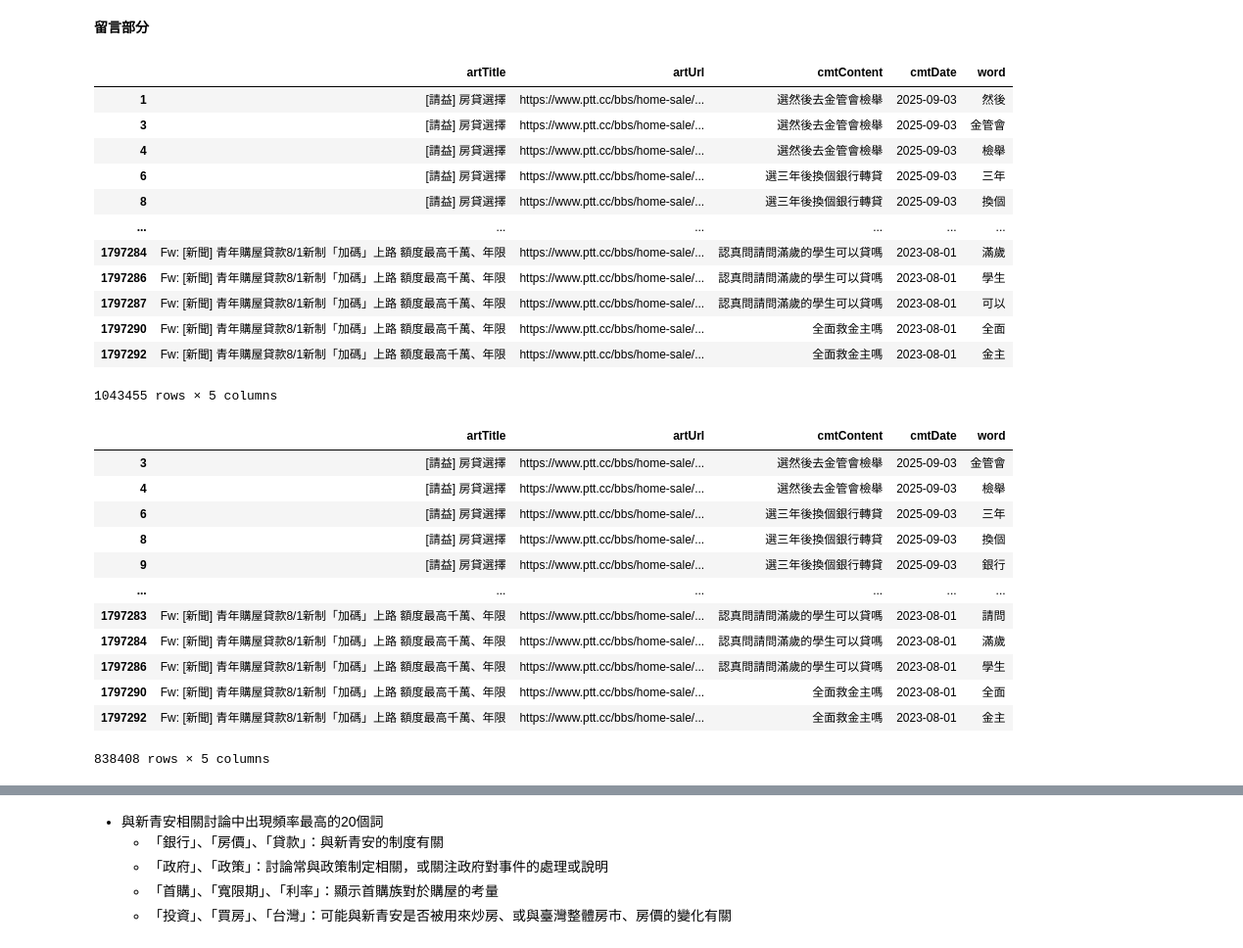
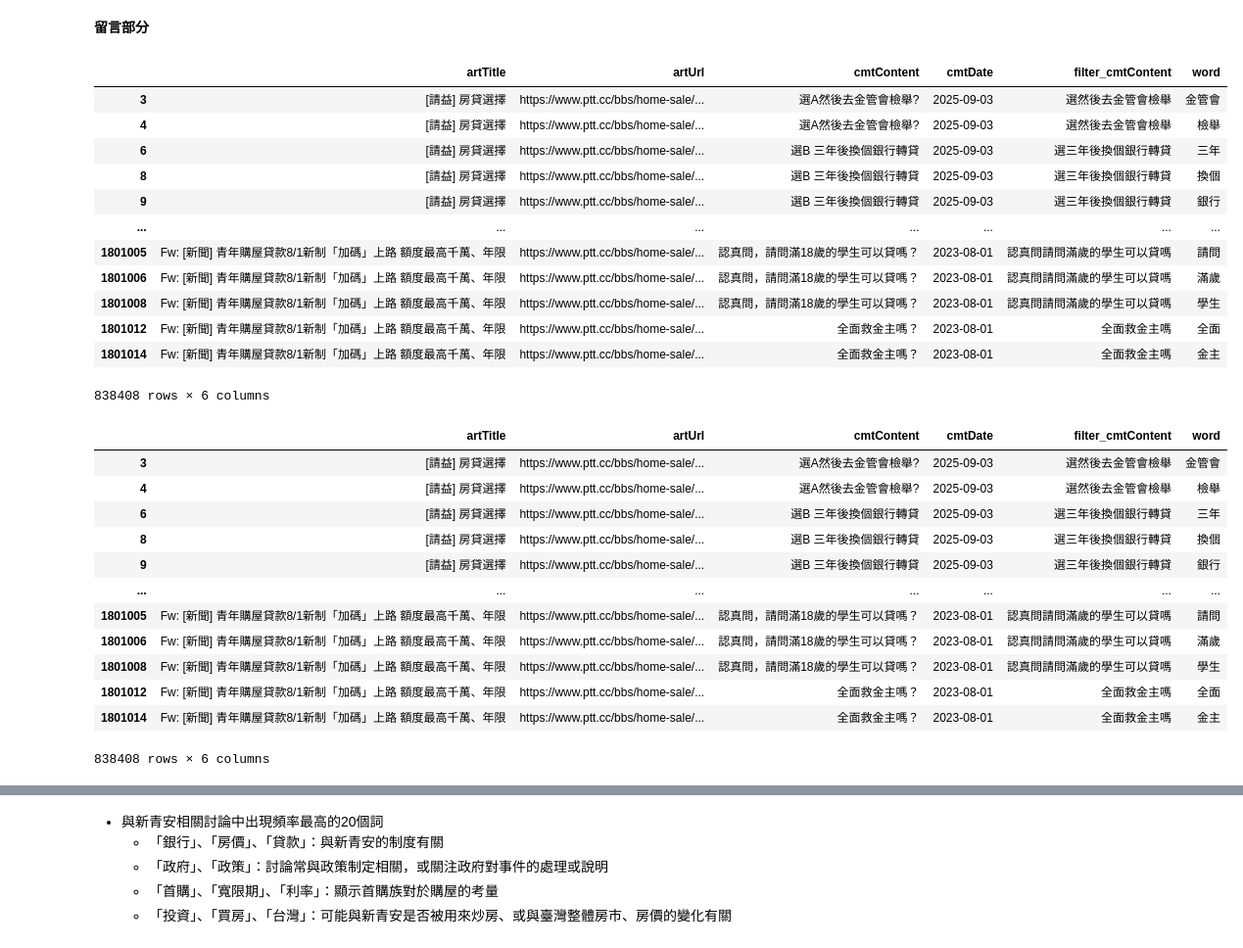
Before and after one commit to hsuan1120/Loan, a Jupyter notebook: loans.ipynb, the cells around one changed output, grey strips where cells are left out. Shown at 98% size. Drawn from its saved outputs; the diff is of its cells as text; code cells hidden in the pictures.

```diff
--- a/loans.ipynb
+++ b/loans.ipynb
@@ -150,6 +150,6 @@ article
 # %%
 # 留言正規處理
-comments['cmtContent'] = comments.cmtContent.astype(str).apply(lambda x: re.sub('[^\u4e00-\u9fa5]+', '', x))
+comments['filter_cmtContent'] = comments.cmtContent.astype(str).apply(lambda x: re.sub('[^\u4e00-\u9fa5]+', '', x))
 comments = comments[comments['cmtContent'].str.strip() != '']
 comments
 # %% [output]
@@ -246,40 +248,40 @@ article_token
 **留言部分**
 # %%
 # 針對留言進行斷詞
-comments = comments.assign(word=comments['cmtContent'].apply(lambda x: jieba.lcut(x))).explode('word').reset_index(drop=True)
-comments= comments.loc[comments['word'].str.len()>1]
-comments
+comment_token = comments.assign(word=comments['filter_cmtContent'].apply(lambda x: jieba.lcut(x))).explode('word').reset_index(drop=True)
+comment_token = comments.loc[comments['word'].str.len()>1]
+comment_token
 # %% [output]
-|  | artTitle | artUrl | cmtContent | cmtDate | word |
-| 1 | [請益] 房貸選擇 | https://www.ptt.cc/bbs/home-sale/... | 選然後去金管會檢舉 | 2025-09-03 | 然後 |
-| 3 | [請益] 房貸選擇 | https://www.ptt.cc/bbs/home-sale/... | 選然後去金管會檢舉 | 2025-09-03 | 金管會 |
-| 4 | [請益] 房貸選擇 | https://www.ptt.cc/bbs/home-sale/... | 選然後去金管會檢舉 | 2025-09-03 | 檢舉 |
-| 6 | [請益] 房貸選擇 | https://www.ptt.cc/bbs/home-sale/... | 選三年後換個銀行轉貸 | 2025-09-03 | 三年 |
-| 8 | [請益] 房貸選擇 | https://www.ptt.cc/bbs/home-sale/... | 選三年後換個銀行轉貸 | 2025-09-03 | 換個 |
-| ... | ... | ... | ... | ... | ... |
-| 1797284 | Fw: [新聞] 青年購屋貸款8/1新制「加碼」上路 額度最高千萬、年限 | https://www.ptt.cc/bbs/home-sale/... | 認真問請問滿歲的學生可以貸嗎 | 2023-08-01 | 滿歲 |
-| 1797286 | Fw: [新聞] 青年購屋貸款8/1新制「加碼」上路 額度最高千萬、年限 | https://www.ptt.cc/bbs/home-sale/... | 認真問請問滿歲的學生可以貸嗎 | 2023-08-01 | 學生 |
-| 1797287 | Fw: [新聞] 青年購屋貸款8/1新制「加碼」上路 額度最高千萬、年限 | https://www.ptt.cc/bbs/home-sale/... | 認真問請問滿歲的學生可以貸嗎 | 2023-08-01 | 可以 |
-| 1797290 | Fw: [新聞] 青年購屋貸款8/1新制「加碼」上路 額度最高千萬、年限 | https://www.ptt.cc/bbs/home-sale/... | 全面救金主嗎 | 2023-08-01 | 全面 |
-| 1797292 | Fw: [新聞] 青年購屋貸款8/1新制「加碼」上路 額度最高千萬、年限 | https://www.ptt.cc/bbs/home-sale/... | 全面救金主嗎 | 2023-08-01 | 金主 |
+|  | artTitle | artUrl | cmtContent | cmtDate | filter_cmtContent | word |
+| 3 | [請益] 房貸選擇 | https://www.ptt.cc/bbs/home-sale/... | 選A然後去金管會檢舉? | 2025-09-03 | 選然後去金管會檢舉 | 金管會 |
+| 4 | [請益] 房貸選擇 | https://www.ptt.cc/bbs/home-sale/... | 選A然後去金管會檢舉? | 2025-09-03 | 選然後去金管會檢舉 | 檢舉 |
+| 6 | [請益] 房貸選擇 | https://www.ptt.cc/bbs/home-sale/... | 選B 三年後換個銀行轉貸 | 2025-09-03 | 選三年後換個銀行轉貸 | 三年 |
+| 8 | [請益] 房貸選擇 | https://www.ptt.cc/bbs/home-sale/... | 選B 三年後換個銀行轉貸 | 2025-09-03 | 選三年後換個銀行轉貸 | 換個 |
+| 9 | [請益] 房貸選擇 | https://www.ptt.cc/bbs/home-sale/... | 選B 三年後換個銀行轉貸 | 2025-09-03 | 選三年後換個銀行轉貸 | 銀行 |
+| ... | ... | ... | ... | ... | ... | ... |
+| 1801005 | Fw: [新聞] 青年購屋貸款8/1新制「加碼」上路 額度最高千萬、年限 | https://www.ptt.cc/bbs/home-sale/... | 認真問，請問滿18歲的學生可以貸嗎？ | 2023-08-01 | 認真問請問滿歲的學生可以貸嗎 | 請問 |
+| 1801006 | Fw: [新聞] 青年購屋貸款8/1新制「加碼」上路 額度最高千萬、年限 | https://www.ptt.cc/bbs/home-sale/... | 認真問，請問滿18歲的學生可以貸嗎？ | 2023-08-01 | 認真問請問滿歲的學生可以貸嗎 | 滿歲 |
+| 1801008 | Fw: [新聞] 青年購屋貸款8/1新制「加碼」上路 額度最高千萬、年限 | https://www.ptt.cc/bbs/home-sale/... | 認真問，請問滿18歲的學生可以貸嗎？ | 2023-08-01 | 認真問請問滿歲的學生可以貸嗎 | 學生 |
+| 1801012 | Fw: [新聞] 青年購屋貸款8/1新制「加碼」上路 額度最高千萬、年限 | https://www.ptt.cc/bbs/home-sale/... | 全面救金主嗎？ | 2023-08-01 | 全面救金主嗎 | 全面 |
+| 1801014 | Fw: [新聞] 青年購屋貸款8/1新制「加碼」上路 額度最高千萬、年限 | https://www.ptt.cc/bbs/home-sale/... | 全面救金主嗎？ | 2023-08-01 | 全面救金主嗎 | 金主 |
-1043455 rows × 5 columns
+838408 rows × 6 columns
 # %%
 with open('./dict/stopwords.txt',encoding = 'utf-8') as f:
     stopwords = [line.strip() for line in f.readlines()]
 
-comments = comments.loc[~comments['word'].isin(stopwords)]
-comments
+comment_token = comment_token.loc[~comments['word'].isin(stopwords)]
+comment_token
 # %% [output]
-|  | artTitle | artUrl | cmtContent | cmtDate | word |
-| 3 | [請益] 房貸選擇 | https://www.ptt.cc/bbs/home-sale/... | 選然後去金管會檢舉 | 2025-09-03 | 金管會 |
-| 4 | [請益] 房貸選擇 | https://www.ptt.cc/bbs/home-sale/... | 選然後去金管會檢舉 | 2025-09-03 | 檢舉 |
-| 6 | [請益] 房貸選擇 | https://www.ptt.cc/bbs/home-sale/... | 選三年後換個銀行轉貸 | 2025-09-03 | 三年 |
-| 8 | [請益] 房貸選擇 | https://www.ptt.cc/bbs/home-sale/... | 選三年後換個銀行轉貸 | 2025-09-03 | 換個 |
-| 9 | [請益] 房貸選擇 | https://www.ptt.cc/bbs/home-sale/... | 選三年後換個銀行轉貸 | 2025-09-03 | 銀行 |
-| ... | ... | ... | ... | ... | ... |
-| 1797283 | Fw: [新聞] 青年購屋貸款8/1新制「加碼」上路 額度最高千萬、年限 | https://www.ptt.cc/bbs/home-sale/... | 認真問請問滿歲的學生可以貸嗎 | 2023-08-01 | 請問 |
-| 1797284 | Fw: [新聞] 青年購屋貸款8/1新制「加碼」上路 額度最高千萬、年限 | https://www.ptt.cc/bbs/home-sale/... | 認真問請問滿歲的學生可以貸嗎 | 2023-08-01 | 滿歲 |
-| 1797286 | Fw: [新聞] 青年購屋貸款8/1新制「加碼」上路 額度最高千萬、年限 | https://www.ptt.cc/bbs/home-sale/... | 認真問請問滿歲的學生可以貸嗎 | 2023-08-01 | 學生 |
-| 1797290 | Fw: [新聞] 青年購屋貸款8/1新制「加碼」上路 額度最高千萬、年限 | https://www.ptt.cc/bbs/home-sale/... | 全面救金主嗎 | 2023-08-01 | 全面 |
-| 1797292 | Fw: [新聞] 青年購屋貸款8/1新制「加碼」上路 額度最高千萬、年限 | https://www.ptt.cc/bbs/home-sale/... | 全面救金主嗎 | 2023-08-01 | 金主 |
+|  | artTitle | artUrl | cmtContent | cmtDate | filter_cmtContent | word |
+| 3 | [請益] 房貸選擇 | https://www.ptt.cc/bbs/home-sale/... | 選A然後去金管會檢舉? | 2025-09-03 | 選然後去金管會檢舉 | 金管會 |
+| 4 | [請益] 房貸選擇 | https://www.ptt.cc/bbs/home-sale/... | 選A然後去金管會檢舉? | 2025-09-03 | 選然後去金管會檢舉 | 檢舉 |
+| 6 | [請益] 房貸選擇 | https://www.ptt.cc/bbs/home-sale/... | 選B 三年後換個銀行轉貸 | 2025-09-03 | 選三年後換個銀行轉貸 | 三年 |
+| 8 | [請益] 房貸選擇 | https://www.ptt.cc/bbs/home-sale/... | 選B 三年後換個銀行轉貸 | 2025-09-03 | 選三年後換個銀行轉貸 | 換個 |
+| 9 | [請益] 房貸選擇 | https://www.ptt.cc/bbs/home-sale/... | 選B 三年後換個銀行轉貸 | 2025-09-03 | 選三年後換個銀行轉貸 | 銀行 |
+| ... | ... | ... | ... | ... | ... | ... |
+| 1801005 | Fw: [新聞] 青年購屋貸款8/1新制「加碼」上路 額度最高千萬、年限 | https://www.ptt.cc/bbs/home-sale/... | 認真問，請問滿18歲的學生可以貸嗎？ | 2023-08-01 | 認真問請問滿歲的學生可以貸嗎 | 請問 |
+| 1801006 | Fw: [新聞] 青年購屋貸款8/1新制「加碼」上路 額度最高千萬、年限 | https://www.ptt.cc/bbs/home-sale/... | 認真問，請問滿18歲的學生可以貸嗎？ | 2023-08-01 | 認真問請問滿歲的學生可以貸嗎 | 滿歲 |
+| 1801008 | Fw: [新聞] 青年購屋貸款8/1新制「加碼」上路 額度最高千萬、年限 | https://www.ptt.cc/bbs/home-sale/... | 認真問，請問滿18歲的學生可以貸嗎？ | 2023-08-01 | 認真問請問滿歲的學生可以貸嗎 | 學生 |
+| 1801012 | Fw: [新聞] 青年購屋貸款8/1新制「加碼」上路 額度最高千萬、年限 | https://www.ptt.cc/bbs/home-sale/... | 全面救金主嗎？ | 2023-08-01 | 全面救金主嗎 | 全面 |
+| 1801014 | Fw: [新聞] 青年購屋貸款8/1新制「加碼」上路 額度最高千萬、年限 | https://www.ptt.cc/bbs/home-sale/... | 全面救金主嗎？ | 2023-08-01 | 全面救金主嗎 | 金主 |
-838408 rows × 5 columns
+838408 rows × 6 columns
```
Also changed, not shown: parts of 32 cells of this notebook.
